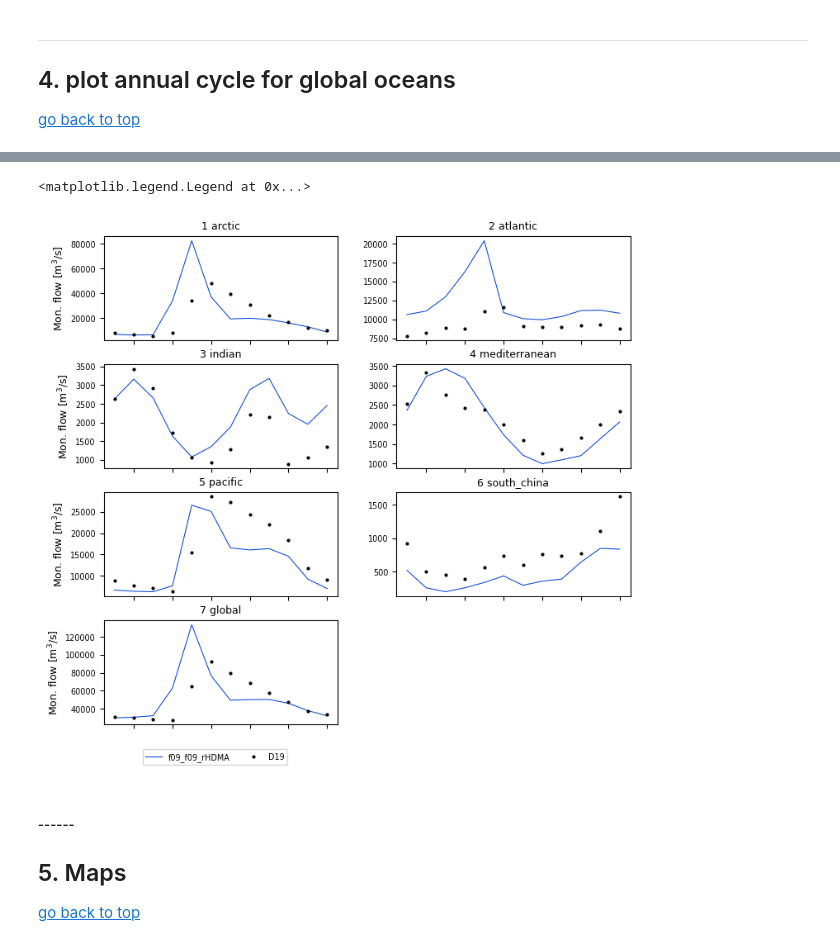
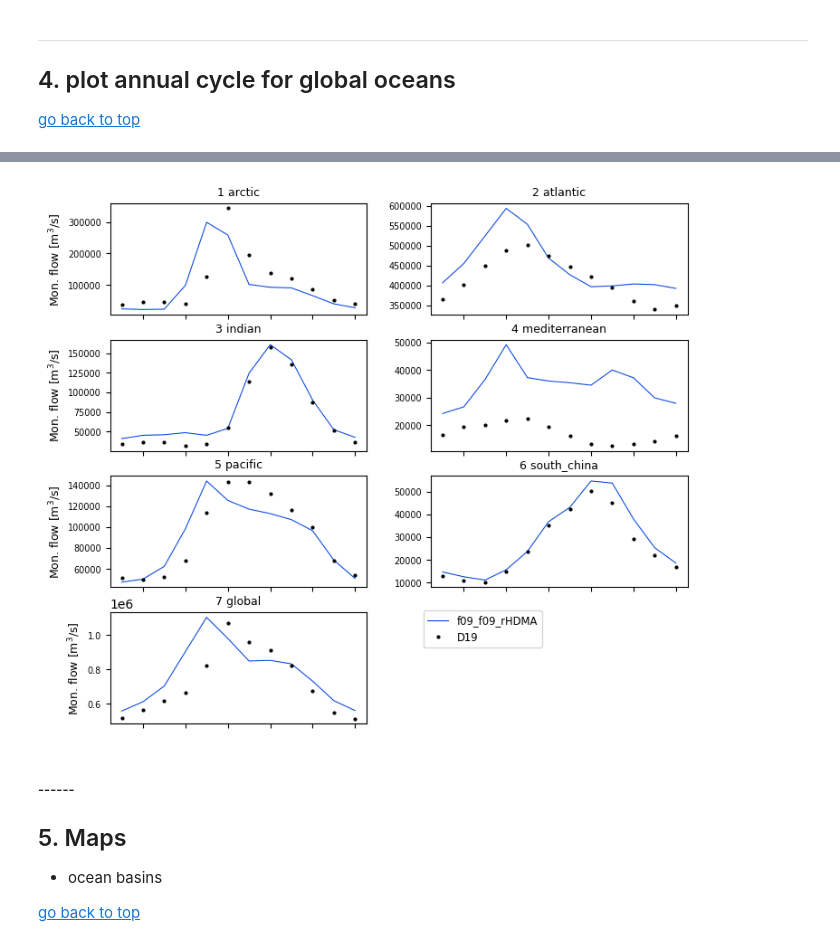
Before and after one commit to nmizukami/rof_postprocess-analysis, a Jupyter notebook: notebook/NB6_ROF_ocean_discharge.ipynb, the cells around one changed output, grey strips where cells are left out. Cells and saved outputs as stored; diff of their text form; code cells hidden in the pictures.

Commit message:
plots cleanup

```diff
--- a/notebook/NB6_ROF_ocean_discharge.ipynb
+++ b/notebook/NB6_ROF_ocean_discharge.ipynb
@@ -160,7 +137,7 @@ for case, grid_name in cases.items():
     #annual
     year_data[case] = xr.open_mfdataset(f'{in_dire}/{case}.{model}.*.annual.nc', data_vars='minimal', chunks={'time':1}).sel(time=time_period).load()
     #seasonal (compute here instead of reading because of different time period)
-    seas_data[case] = month_data[case].groupby('time.month').mean('time')*
+    seas_data[case] = month_data[case].groupby('time.month').mean('time')
     vars_no_time = no_time_variable(month_data[case])
     seas_data[case][vars_no_time] = seas_data[case][vars_no_time].isel(month=0, drop=True)
 
@@ -257,9 +234,8 @@ Wall time: 49.8 s
 %%time
 # read river outlet netcdf
 
-outlet_file = os.path.join(domain_dir, 'ntopo_HDMA.v2_outlet.nc')  # network netcdf name
-ds_rn_outlet = xr.open_dataset(outlet_file).set_index(seg='seg_id')
-riv_outlet = ds_rn_outlet.to_dataframe()
-df_outlet_cat = pd.merge(gdf_cat, riv_outlet, left_on=catch_gpkg[network_name]['id_name'], right_index=True)
-df_outlet_cat = df_outlet_cat[(df_outlet_cat['outletType']==1) | (df_outlet_cat['outletType']==2)]
+riv_ocean_file = os.path.join(domain_dir, 'ntopo_HDMA.v2_outlet_v1.nc')  # network netcdf name
+ds_rn_ocean = xr.open_dataset(riv_ocean_file).set_index(seg='seg_id')
+riv_ocean = ds_rn_ocean.to_dataframe()
+riv_ocean = pd.merge(gdf_cat, riv_ocean, left_on=catch_gpkg[network_name]['id_name'], right_index=True)
 # %% [output]
@@ -276,5 +254,5 @@ for case, df in gauge_reach_lnk.items():
     #df = df.loc[(df['flag'] == 0)]
     df1 = df.drop(columns=['riv_name'])
     df2 = pd.merge(gauge_shp, df1, how="inner", left_on="id", right_on="gauge_id")
-    gauge_shp1[case]  = pd.merge(df2, df_outlet_cat, how="inner", left_on="route_id", right_on="hruid")
+    gauge_shp1[case]  = pd.merge(df2, riv_ocean, how="inner", left_on="route_id", right_on="hruid")
 # %% [output]
@@ -292,12 +268,12 @@ oceans_list = ['arctic', 'atlantic', 'indian', 'mediterranean', 'pacific', 'sout
 
 nrows=4; ncols=2
 fig, axes = plt.subplots(nrows, ncols, figsize=(7.25, 6.5))
-plt.subplots_adjust(top = 0.975, bottom = 0.065, right = 0.98, left = 0.10, hspace=0.225, wspace=0.250)# create some space below the plots by increasing the bottom-value
+plt.subplots_adjust(top = 0.95, bottom = 0.065, right = 0.98, left = 0.10, hspace=0.225, wspace=0.250)# create some space below the plots by increasing the bottom-value
 
 for ix, ocean_name in enumerate(oceans_list):
     row = ix // 2
     col = ix % 2
-    for case in plot_cases:
+    for case in cases:
         grid_name = cases[case]
 
         q_name = rof_grid[grid_name]['flow_name']
@@ -335,13 +311,13 @@ for ix, ocean_name in enumerate(oceans_list):
         axes[row,col].set_ylabel('')
     axes[row,col].tick_params('both',labelsize='x-small')
 
+#Legend- make space below the plot-raise bottom. there will be an label below the second last (bottom middle) ax, thanks to the bbox_to_anchor=(x, y) with a negative y-value.
+axes[row,col].legend(loc='center left', bbox_to_anchor=(1.20, 0.80, 0.75, 0.1), ncol=1, fontsize="small")
+
 for jx in range(ix+1,nrows*ncols):
     row = jx // 2
     col = jx % 2
     fig.delaxes(axes[row][col])
 
-#Legend- make space below the plot-raise bottom. there will be an label below the second last (bottom middle) ax, thanks to the bbox_to_anchor=(x, y) with a negative y-value.
-axes.flatten()[-2].legend(loc='upper center', bbox_to_anchor=(0.10, -0.30, 0.75, 0.1), ncol=5, fontsize="x-small")
-
-#plt.savefig(f"./Figures/NB6_Fig2_big_river_season_{plot_name}.png", dpi=200)
+plt.savefig(f"./Figures/NB6_Fig1_ocean_discharge_season_{plot_name}.png", dpi=200)
 # %% [output]
@@ -350,9 +326,10 @@ Wall time: 3.81 µs
-<matplotlib.legend.Legend at 0x...>
-[figure, old version]
+[figure, new version]
 # %% [markdown]
 ##### ------
 ## 5. Maps <a id='maps'></a>
 
+- ocean basins
+
 [go back to top](#top)
 # %%
 %%time
```
Also changed, not shown: parts of 18 cells of this notebook.
